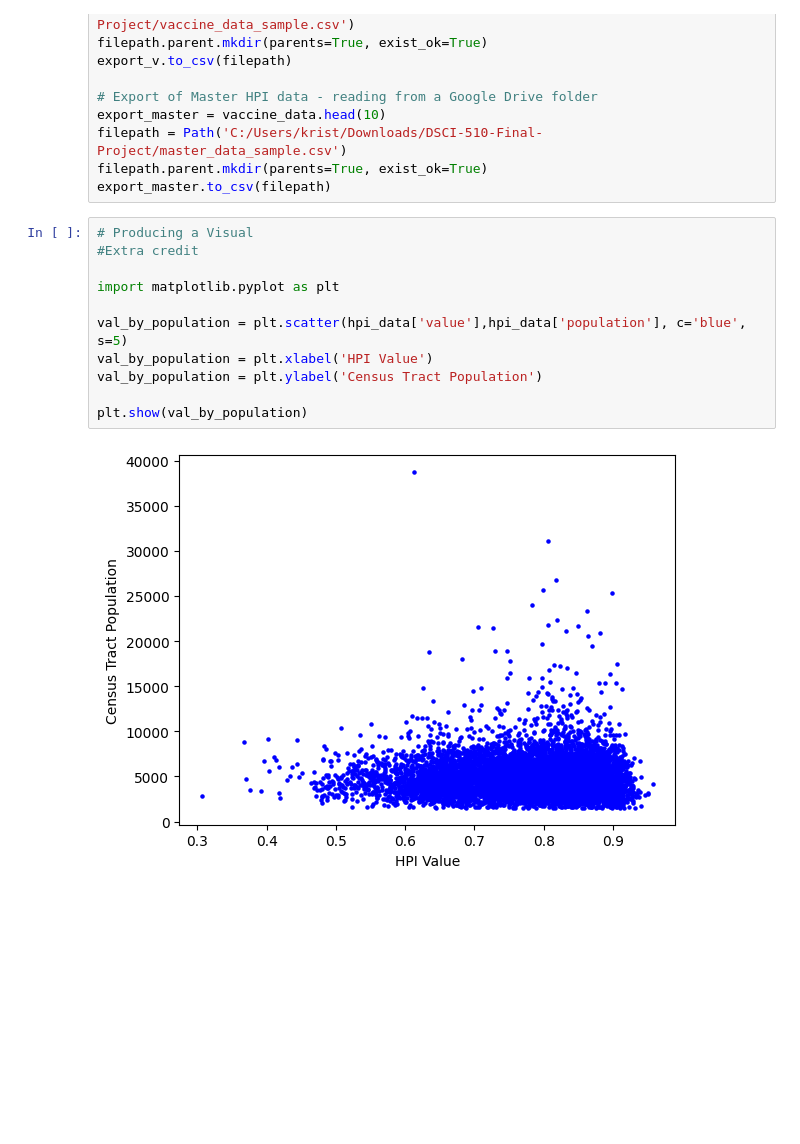
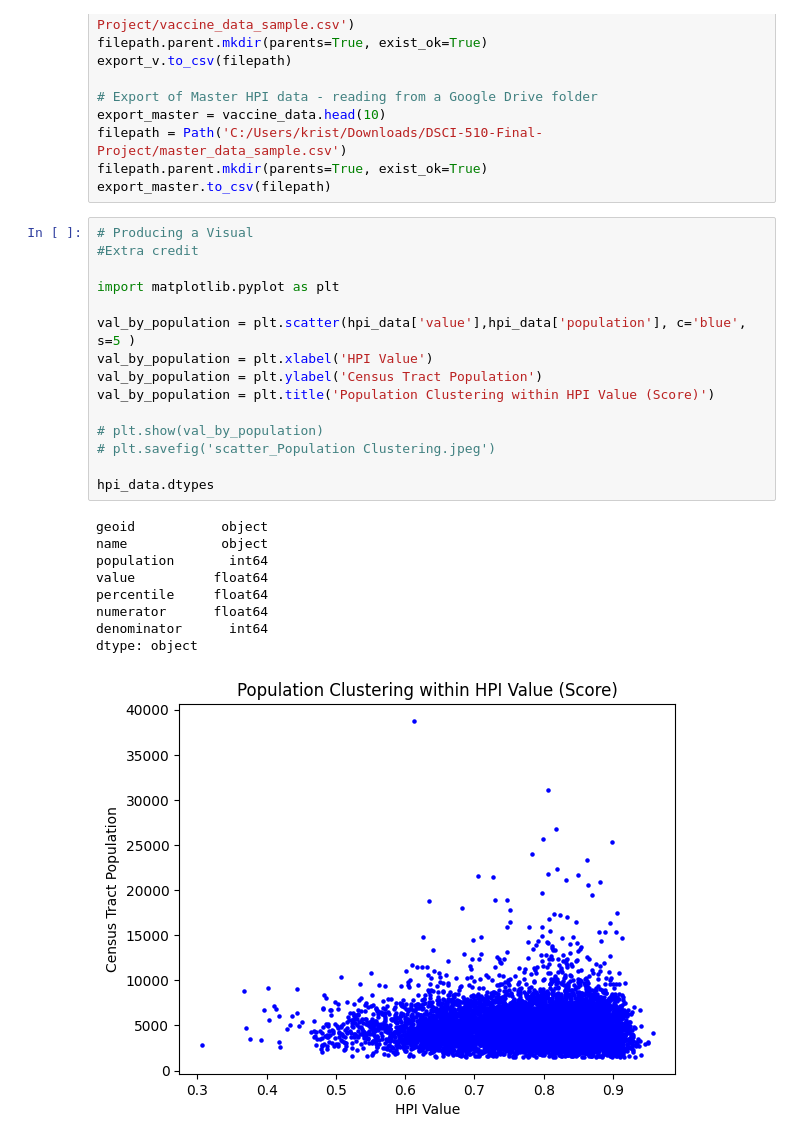
Before and after one commit to kacastel/DSCI-510-Final-Project, a Jupyter notebook: 510fpplay.ipynb, the cells around one changed output. Saved outputs shown, nothing was run; the diff lists cells and outputs as text; blank space fills up the shorter version.

```diff
--- a/510fpplay.ipynb
+++ b/510fpplay.ipynb
@@ -131,16 +123,28 @@ export_master.to_csv(filepath)
 # %%
 # Producing a Visual
 #Extra credit
 
 import matplotlib.pyplot as plt
 
-val_by_population = plt.scatter(hpi_data['value'],hpi_data['population'], c='blue', s=5)
+val_by_population = plt.scatter(hpi_data['value'],hpi_data['population'], c='blue', s=5 )
 val_by_population = plt.xlabel('HPI Value')
 val_by_population = plt.ylabel('Census Tract Population')
+val_by_population = plt.title('Population Clustering within HPI Value (Score)')
 
-plt.show(val_by_population)
+# plt.show(val_by_population)
+# plt.savefig('scatter_Population Clustering.jpeg')
+
+hpi_data.dtypes
 # %% [output]
+geoid           object
+name            object
+population       int64
+value          float64
+percentile     float64
+numerator      float64
+denominator      int64
+dtype: object
-[figure, old version]
+[figure, new version]
 # %%
 import matplotlib.pyplot as plt
 import plotly.express as px
```
Also changed, not shown: parts of 7 cells of this notebook.
